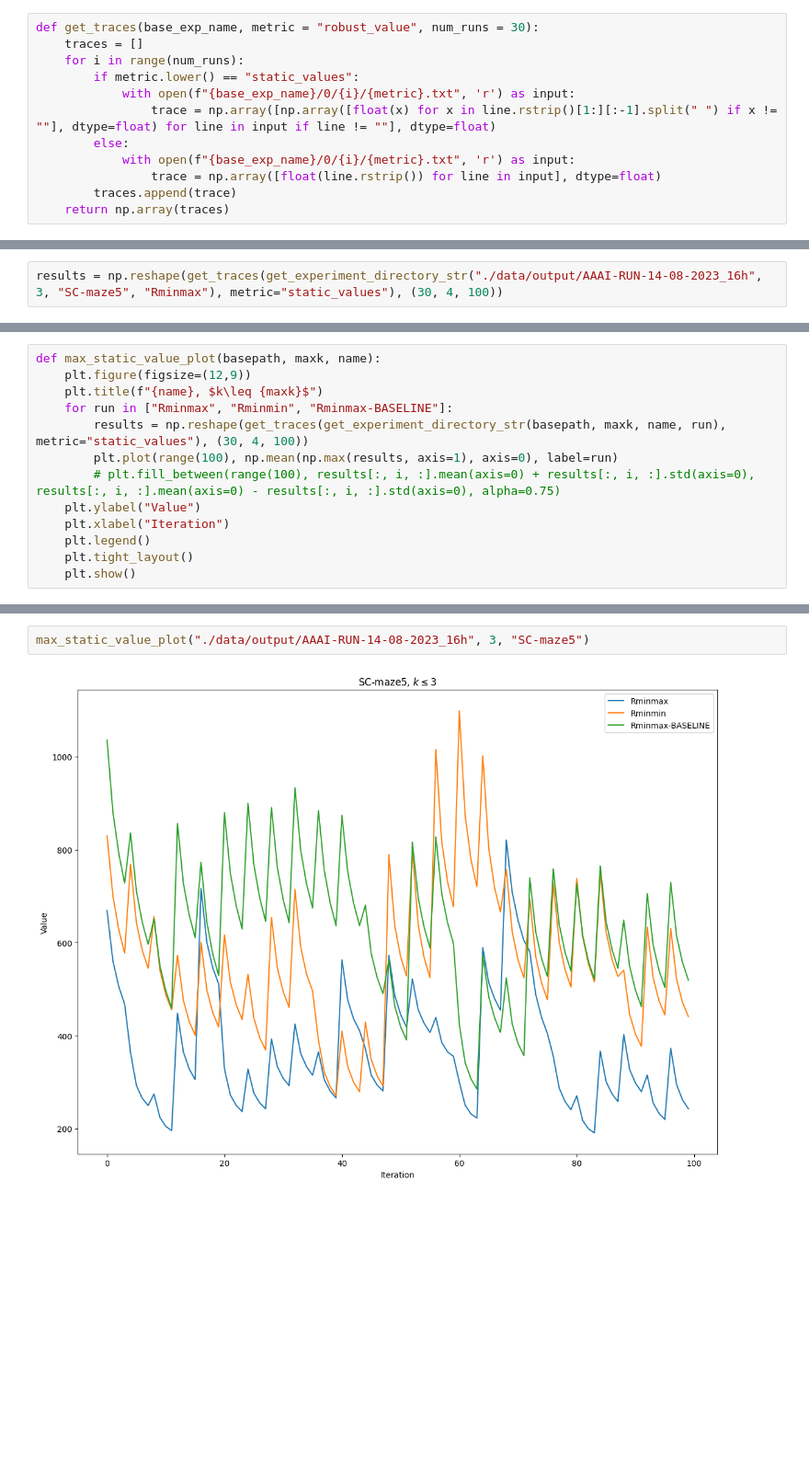
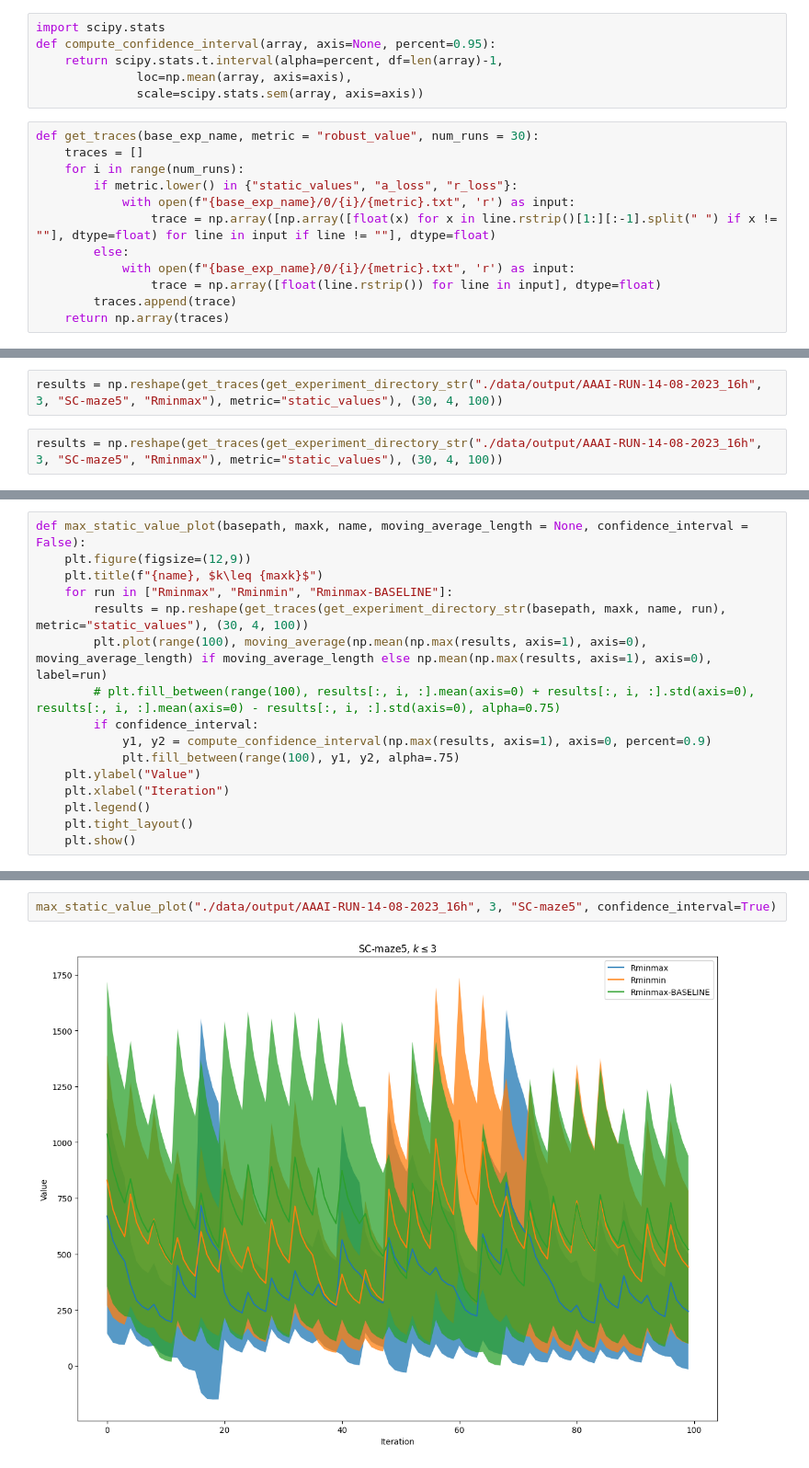
Before and after one commit to marisgg/uPOMDP, a Jupyter notebook: plots_builder.ipynb, the cells around one changed output, grey strips where cells are left out. Shown at 92% size. Drawn from its saved outputs; the diff is of its cells as text; blank space fills up the shorter version.

Commit message:
Plots plots

```diff
--- a/plots_builder.ipynb
+++ b/plots_builder.ipynb
@@ -9,8 +16,14 @@ def get_experiment_directory_str(base_name : str, maxk : int, benchmark : str, s
+# %%
+import scipy.stats
+def compute_confidence_interval(array, axis=None, percent=0.95):
+    return scipy.stats.t.interval(alpha=percent, df=len(array)-1,
+              loc=np.mean(array, axis=axis),
+              scale=scipy.stats.sem(array, axis=axis))
 # %%
 def get_traces(base_exp_name, metric = "robust_value", num_runs = 30):
     traces = []
     for i in range(num_runs):
-        if metric.lower() == "static_values":
+        if metric.lower() in {"static_values", "a_loss", "r_loss"}:
             with open(f"{base_exp_name}/0/{i}/{metric}.txt", 'r') as input:
                 trace = np.array([np.array([float(x) for x in line.rstrip()[1:][:-1].split(" ") if x != ""], dtype=float) for line in input if line != ""], dtype=float)
         else:
@@ -36,3 +97,5 @@ def rnn_empir_plot(basename, maxk, name):
 # %%
 results = np.reshape(get_traces(get_experiment_directory_str("./data/output/AAAI-RUN-14-08-2023_16h", 3, "SC-maze5", "Rminmax"), metric="static_values"), (30, 4, 100))
+# %%
+results = np.reshape(get_traces(get_experiment_directory_str("./data/output/AAAI-RUN-14-08-2023_16h", 3, "SC-maze5", "Rminmax"), metric="static_values"), (30, 4, 100))
 # %%
@@ -55,13 +121,16 @@ def static_evals_subplots(basepath, maxk, name):
     plt.tight_layout()
     plt.show()
 # %%
-def max_static_value_plot(basepath, maxk, name):
+def max_static_value_plot(basepath, maxk, name, moving_average_length = None, confidence_interval = False):
     plt.figure(figsize=(12,9))
     plt.title(f"{name}, $k\leq {maxk}$")
     for run in ["Rminmax", "Rminmin", "Rminmax-BASELINE"]:
         results = np.reshape(get_traces(get_experiment_directory_str(basepath, maxk, name, run), metric="static_values"), (30, 4, 100))
-        plt.plot(range(100), np.mean(np.max(results, axis=1), axis=0), label=run)
+        plt.plot(range(100), moving_average(np.mean(np.max(results, axis=1), axis=0), moving_average_length) if moving_average_length else np.mean(np.max(results, axis=1), axis=0), label=run)
         # plt.fill_between(range(100), results[:, i, :].mean(axis=0) + results[:, i, :].std(axis=0), results[:, i, :].mean(axis=0) - results[:, i, :].std(axis=0), alpha=0.75)
+        if confidence_interval:
+            y1, y2 = compute_confidence_interval(np.max(results, axis=1), axis=0, percent=0.9)
+            plt.fill_between(range(100), y1, y2, alpha=.75)
     plt.ylabel("Value")
     plt.xlabel("Iteration")
     plt.legend()
@@ -72,5 +139,5 @@ benchmarks = ["SC-maze5", "intercept", "evade", "avoid"]
 # %%
-max_static_value_plot("./data/output/AAAI-RUN-14-08-2023_16h", 3, "SC-maze5")
+max_static_value_plot("./data/output/AAAI-RUN-14-08-2023_16h", 3, "SC-maze5", confidence_interval=True)
 # %% [output]
-[figure, old version]
+[figure, new version]
 # %%
```
Also changed, not shown: parts of 46 cells of this notebook.
